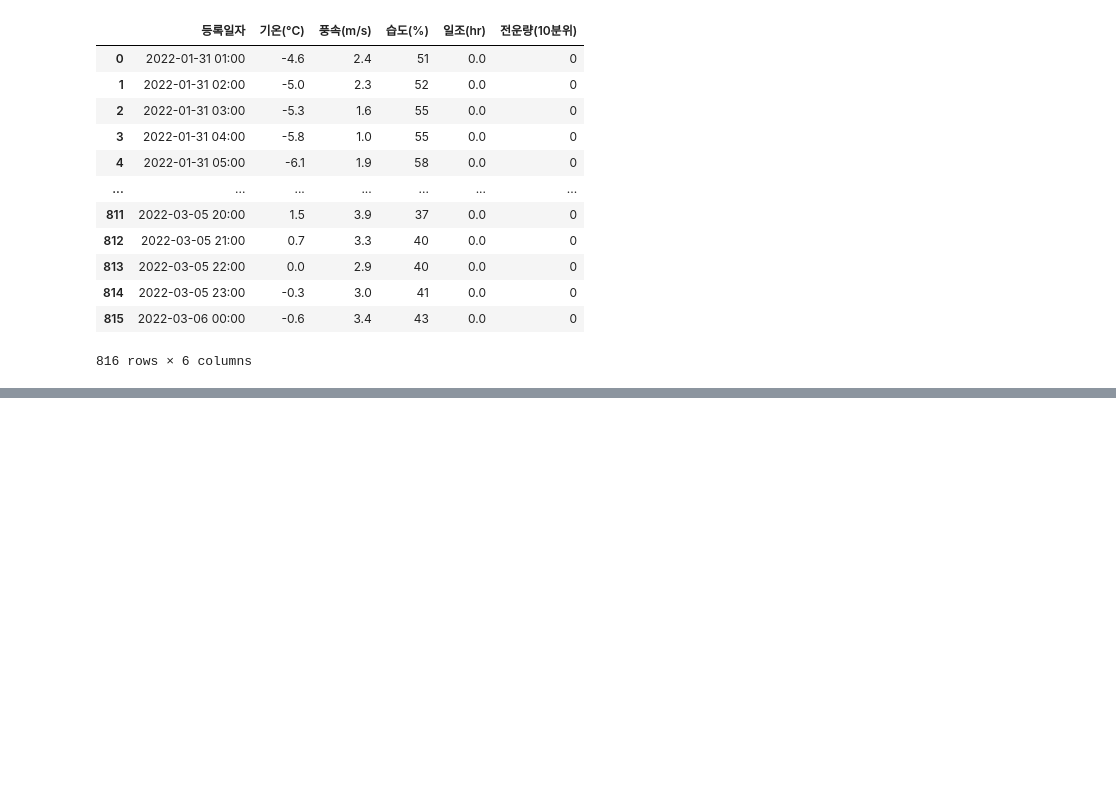
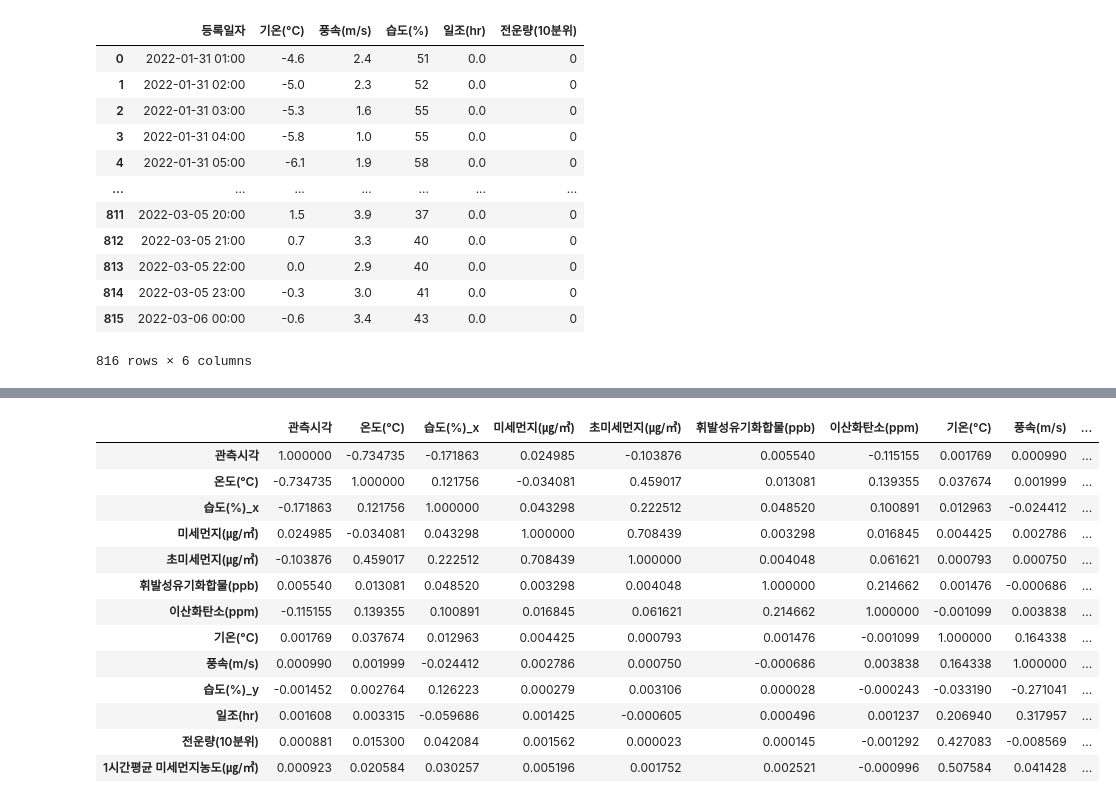
Before and after one commit to Yoonsun222/CapstoneDesign, a Jupyter notebook: 캡스톤디자인.ipynb, the cells around one changed output, grey strips where cells are left out. Saved outputs shown, nothing was run; the diff lists cells and outputs as text; code cells hidden in the pictures; blank space fills up the shorter version.

```diff
--- a/캡스톤디자인.ipynb
+++ b/캡스톤디자인.ipynb
@@ -89 +119,20 @@ total_data
+# %%
+corr_df= total_data.corr(method='pearson')
+
+corr_df
+# %% [output]
+|  | 관측시각 | 온도(℃) | 습도(%)_x | 미세먼지(㎍/㎥) | 초미세먼지(㎍/㎥) | 휘발성유기화합물(ppb) | 이산화탄소(ppm) | 기온(°C) | 풍속(m/s) | ... |
+| 관측시각 | 1.000000 | -0.734735 | -0.171863 | 0.024985 | -0.103876 | 0.005540 | -0.115155 | 0.001769 | 0.000990 | ... |
+| 온도(℃) | -0.734735 | 1.000000 | 0.121756 | -0.034081 | 0.459017 | 0.013081 | 0.139355 | 0.037674 | 0.001999 | ... |
+| 습도(%)_x | -0.171863 | 0.121756 | 1.000000 | 0.043298 | 0.222512 | 0.048520 | 0.100891 | 0.012963 | -0.024412 | ... |
+| 미세먼지(㎍/㎥) | 0.024985 | -0.034081 | 0.043298 | 1.000000 | 0.708439 | 0.003298 | 0.016845 | 0.004425 | 0.002786 | ... |
+| 초미세먼지(㎍/㎥) | -0.103876 | 0.459017 | 0.222512 | 0.708439 | 1.000000 | 0.004048 | 0.061621 | 0.000793 | 0.000750 | ... |
+| 휘발성유기화합물(ppb) | 0.005540 | 0.013081 | 0.048520 | 0.003298 | 0.004048 | 1.000000 | 0.214662 | 0.001476 | -0.000686 | ... |
+| 이산화탄소(ppm) | -0.115155 | 0.139355 | 0.100891 | 0.016845 | 0.061621 | 0.214662 | 1.000000 | -0.001099 | 0.003838 | ... |
+| 기온(°C) | 0.001769 | 0.037674 | 0.012963 | 0.004425 | 0.000793 | 0.001476 | -0.001099 | 1.000000 | 0.164338 | ... |
+| 풍속(m/s) | 0.000990 | 0.001999 | -0.024412 | 0.002786 | 0.000750 | -0.000686 | 0.003838 | 0.164338 | 1.000000 | ... |
+| 습도(%)_y | -0.001452 | 0.002764 | 0.126223 | 0.000279 | 0.003106 | 0.000028 | -0.000243 | -0.033190 | -0.271041 | ... |
+| 일조(hr) | 0.001608 | 0.003315 | -0.059686 | 0.001425 | -0.000605 | 0.000496 | 0.001237 | 0.206940 | 0.317957 | ... |
+| 전운량(10분위) | 0.000881 | 0.015300 | 0.042084 | 0.001562 | 0.000023 | 0.000145 | -0.001292 | 0.427083 | -0.008569 | ... |
+| 1시간평균 미세먼지농도(㎍/㎥) | 0.000923 | 0.020584 | 0.030257 | 0.005196 | 0.001752 | 0.002521 | -0.000996 | 0.507584 | 0.041428 | ... |
 # %%
```
Also changed, not shown: parts of 15 cells of this notebook.
